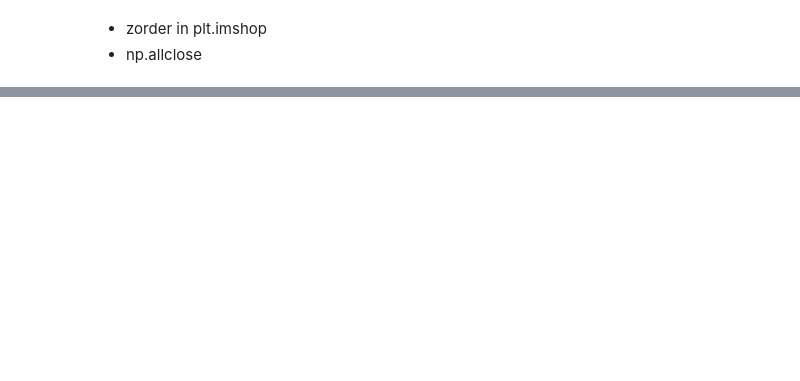
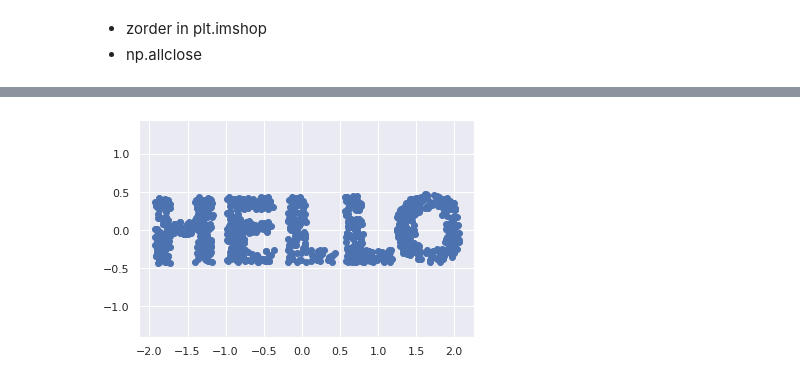
Before and after one commit to SupawadeeKhamthuy/multivariate, a Jupyter notebook: Chapter4_MDS.ipynb, the cells around one changed output, grey strips where cells are left out. Saved outputs shown, nothing was run; the diff lists cells and outputs as text; code cells hidden in the pictures; blank space fills up the shorter version.

```diff
--- a/Chapter4_MDS.ipynb
+++ b/Chapter4_MDS.ipynb
@@ -255,0 +264,4 @@ plt.axis('equal');
+# %%
+pca = PCA(n_components=2)
+# %%
+new_pca = pca.fit_transform(X2)
@@ -255,0 +278,5 @@ plt.axis('equal');
+# %%
+plt.scatter(new_pca[:,0],new_pca[:,1]);  # plot ออกมาได้เเบบเดิม เพราะมีข้อมูลแค่ 2 ตัว ถ้ามี 3 ถึงจะแตกต่างไปจากเดิม
+plt.axis('equal');
+# %% [output]
+[figure, added]
```
Also changed, not shown: parts of 12 cells of this notebook.
